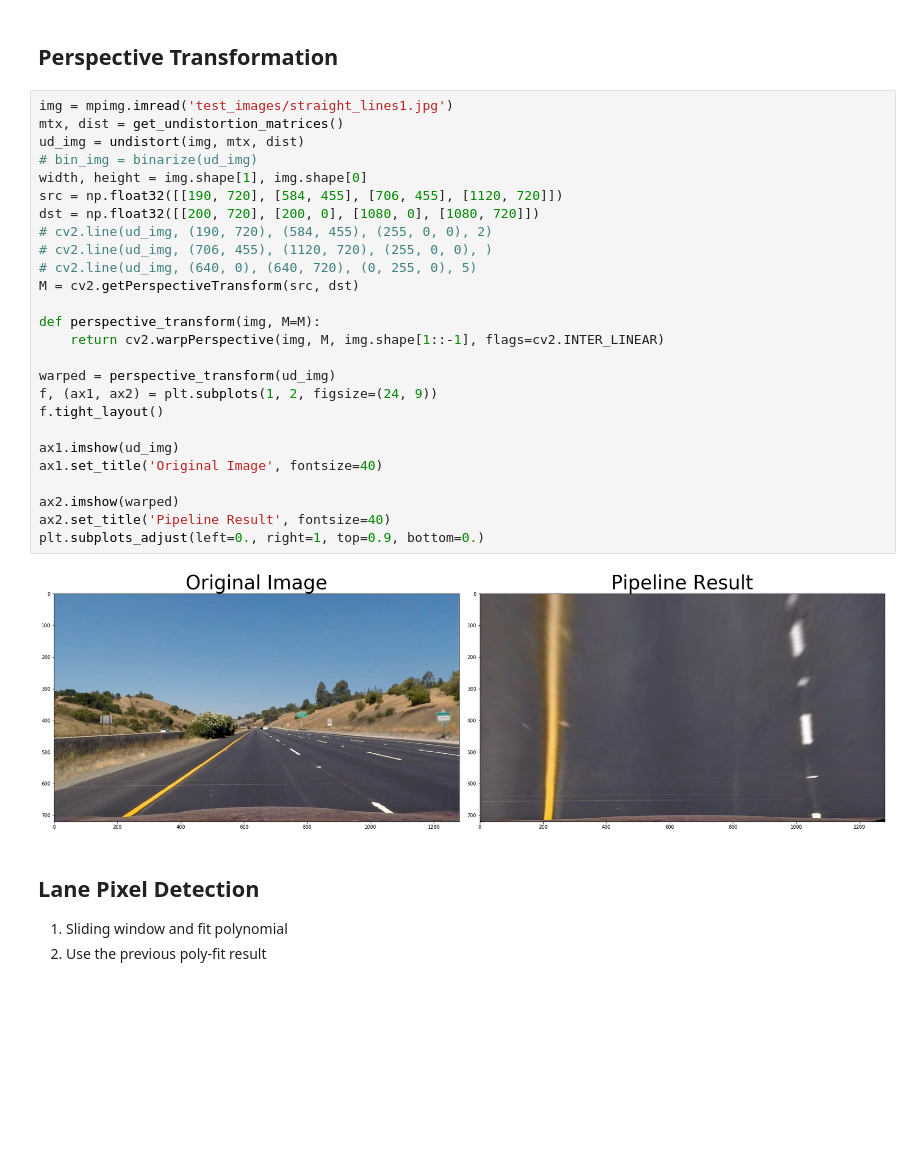
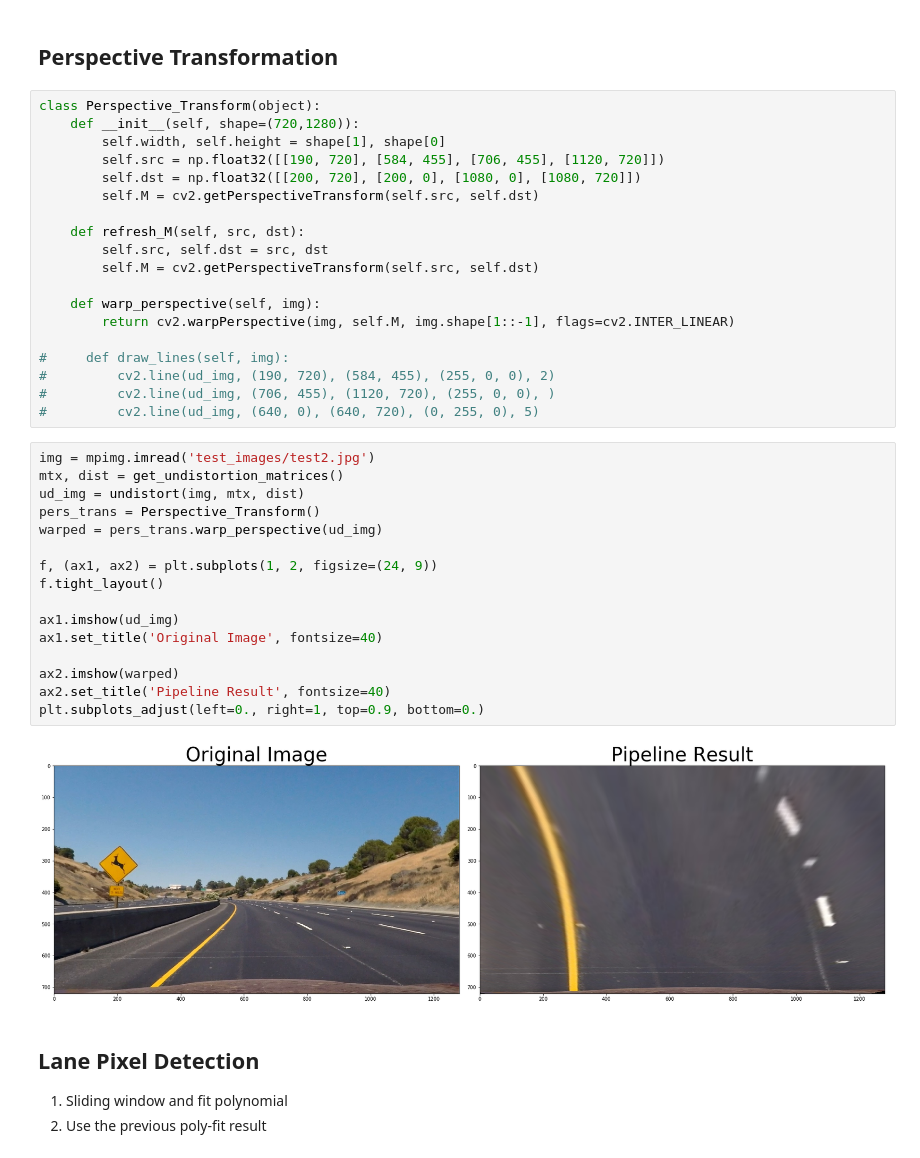
Before and after one commit to bboypupu/CarND-Advanced-Lane-Lines, a Jupyter notebook: adv_project.ipynb, the cells around one changed output. Saved outputs shown, nothing was run; the diff lists cells and outputs as text; blank space fills up the shorter version.

```diff
--- a/adv_project.ipynb
+++ b/adv_project.ipynb
@@ -200,34 +200,43 @@ plt.subplots_adjust(left=0., right=1, top=0.9, bottom=0.)
 [figure]
 # %% [markdown]
 ## Perspective Transformation
+# %%
+class Perspective_Transform(object):
+    def __init__(self, shape=(720,1280)):
+        self.width, self.height = shape[1], shape[0]
+        self.src = np.float32([[190, 720], [584, 455], [706, 455], [1120, 720]])
+        self.dst = np.float32([[200, 720], [200, 0], [1080, 0], [1080, 720]])
+        self.M = cv2.getPerspectiveTransform(self.src, self.dst)
+
+    def refresh_M(self, src, dst):
+        self.src, self.dst = src, dst
+        self.M = cv2.getPerspectiveTransform(self.src, self.dst)
+
+    def warp_perspective(self, img):
+        return cv2.warpPerspective(img, self.M, img.shape[1::-1], flags=cv2.INTER_LINEAR)
+
+#     def draw_lines(self, img):
+#         cv2.line(ud_img, (190, 720), (584, 455), (255, 0, 0), 2)
+#         cv2.line(ud_img, (706, 455), (1120, 720), (255, 0, 0), )
+#         cv2.line(ud_img, (640, 0), (640, 720), (0, 255, 0), 5)
 # %%
-img = mpimg.imread('test_images/straight_lines1.jpg')
+img = mpimg.imread('test_images/test2.jpg')
 mtx, dist = get_undistortion_matrices()
 ud_img = undistort(img, mtx, dist)
-# bin_img = binarize(ud_img)
-width, height = img.shape[1], img.shape[0]
-src = np.float32([[190, 720], [584, 455], [706, 455], [1120, 720]])
-dst = np.float32([[200, 720], [200, 0], [1080, 0], [1080, 720]])
-# cv2.line(ud_img, (190, 720), (584, 455), (255, 0, 0), 2)
-# cv2.line(ud_img, (706, 455), (1120, 720), (255, 0, 0), )
-# cv2.line(ud_img, (640, 0), (640, 720), (0, 255, 0), 5)
-M = cv2.getPerspectiveTransform(src, dst)
+pers_trans = Perspective_Transform()
+warped = pers_trans.warp_perspective(ud_img)
 
-def perspective_transform(img, M=M):
-    return cv2.warpPerspective(img, M, img.shape[1::-1], flags=cv2.INTER_LINEAR)
-
-warped = perspective_transform(ud_img)
 f, (ax1, ax2) = plt.subplots(1, 2, figsize=(24, 9))
 f.tight_layout()
 
 ax1.imshow(ud_img)
 ax1.set_title('Original Image', fontsize=40)
 
 ax2.imshow(warped)
 ax2.set_title('Pipeline Result', fontsize=40)
 plt.subplots_adjust(left=0., right=1, top=0.9, bottom=0.)
 # %% [output]
-[figure, old version]
+[figure, new version]
 # %% [markdown]
 ## Lane Pixel Detection
 1. Sliding window and fit polynomial
```
Also changed, not shown: parts of 6 cells of this notebook.
